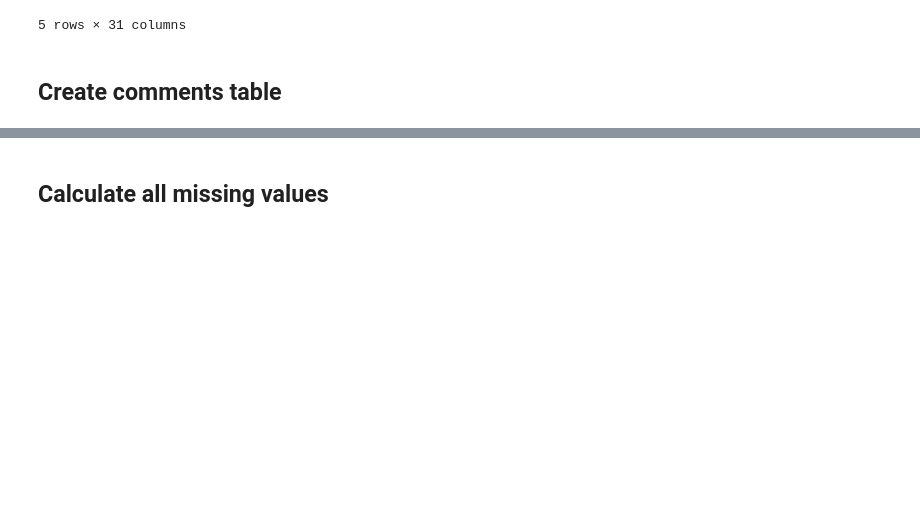
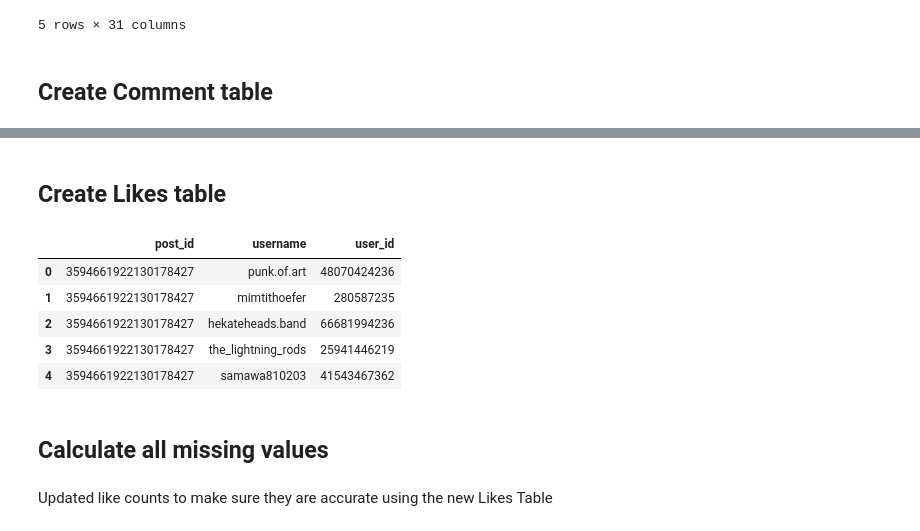
Before and after one commit to NiklNKL/dj-gpt, a Jupyter notebook: insta_scraping/dorfterror_database/setup_database.ipynb, the cells around one changed output, grey strips where cells are left out. Cells and saved outputs as stored; diff of their text form; code cells hidden in the pictures; blank space fills up the shorter version.

Commit message:
updated database with Likes Table and new calculated columns

```diff
--- a/insta_scraping/dorfterror_database/setup_database.ipynb
+++ b/insta_scraping/dorfterror_database/setup_database.ipynb
@@ -286,8 +286,8 @@ for _, row in post_df.iterrows():
             session.add(collaborator)
 session.commit()
 session.close()
-# %% [markdown]
-## Create comments table
+# %% [markdown]
+## Create Comment table
 # %%
 import pandas as pd
 from pathlib import Path
@@ -337,3 +337,20 @@ for _, row in comment_df.iterrows():
     session.add(comment)
 session.commit()
 session.close()
+# %% [markdown]
+## Create Likes table
+# %%
+import pandas as pd
+from pathlib import Path
+
+root_path = Path(".").resolve().parent
+
+likes_df = pd.read_parquet(f"{root_path}/filtered_datasets/all_post_likes.parquet")
+display(likes_df.head())
+# %% [output]
+|  | post_id | username | user_id |
+| 0 | 3594661922130178427 | punk.of.art | 48070424236 |
+| 1 | 3594661922130178427 | mimtithoefer | 280587235 |
+| 2 | 3594661922130178427 | hekateheads.band | 66681994236 |
+| 3 | 3594661922130178427 | the_lightning_rods | 25941446219 |
+| 4 | 3594661922130178427 | samawa810203 | 41543467362 |
@@ -340,2 +377,4 @@ session.close()
 # %% [markdown]
 ## Calculate all missing values
+# %% [markdown]
+Updated like counts to make sure they are accurate using the new Likes Table
```
Also changed, not shown: parts of 11 cells of this notebook, 2 other files.
